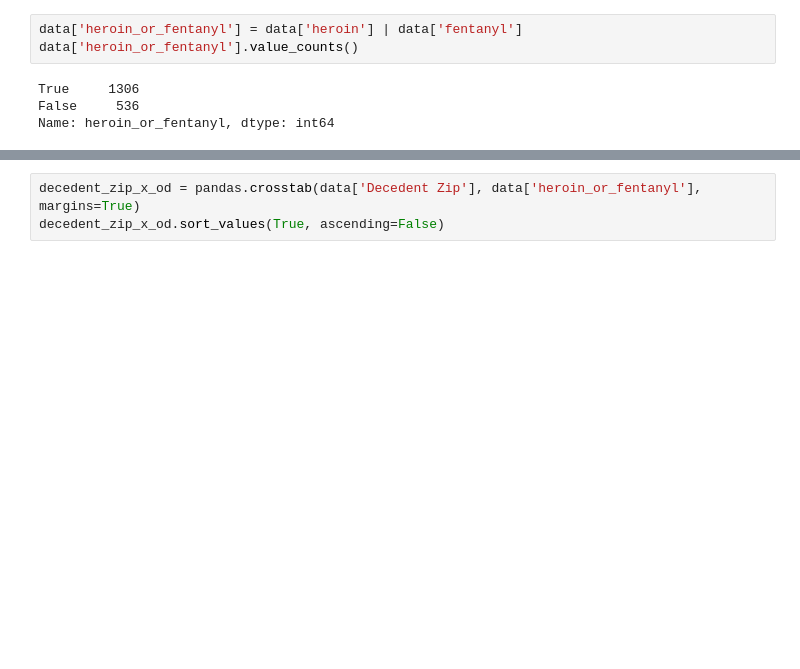
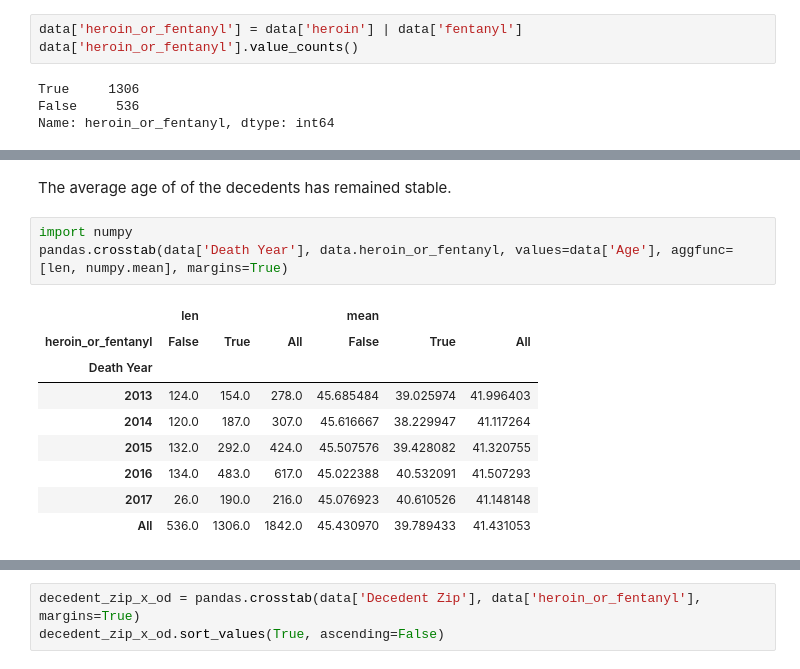
Before and after one commit to spcotter/allegheny-county-overdoses, a Jupyter notebook: Allegheny County Overdoses 2013-2017.ipynb, the cells around one changed output, grey strips where cells are left out. Saved outputs shown, nothing was run; the diff lists cells and outputs as text; blank space fills up the shorter version.

```diff
--- a/Allegheny County Overdoses 2013-2017.ipynb
+++ b/Allegheny County Overdoses 2013-2017.ipynb
@@ -149,0 +182,15 @@ incident_zip_x_od.sort_values(True, ascending=False)
+# %% [markdown]
+The average age of of the decedents has remained stable.
+# %%
+import numpy
+pandas.crosstab(data['Death Year'], data.heroin_or_fentanyl, values=data['Age'], aggfunc=[len, numpy.mean], margins=True)
+# %% [output]
+|  | len |  |  | mean |  |  |
+| heroin_or_fentanyl | False | True | All | False | True | All |
+| Death Year |  |  |  |  |  |  |
+| 2013 | 124.0 | 154.0 | 278.0 | 45.685484 | 39.025974 | 41.996403 |
+| 2014 | 120.0 | 187.0 | 307.0 | 45.616667 | 38.229947 | 41.117264 |
+| 2015 | 132.0 | 292.0 | 424.0 | 45.507576 | 39.428082 | 41.320755 |
+| 2016 | 134.0 | 483.0 | 617.0 | 45.022388 | 40.532091 | 41.507293 |
+| 2017 | 26.0 | 190.0 | 216.0 | 45.076923 | 40.610526 | 41.148148 |
+| All | 536.0 | 1306.0 | 1842.0 | 45.430970 | 39.789433 | 41.431053 |
```
Also changed, not shown: parts of 12 cells of this notebook, 1 other file.
